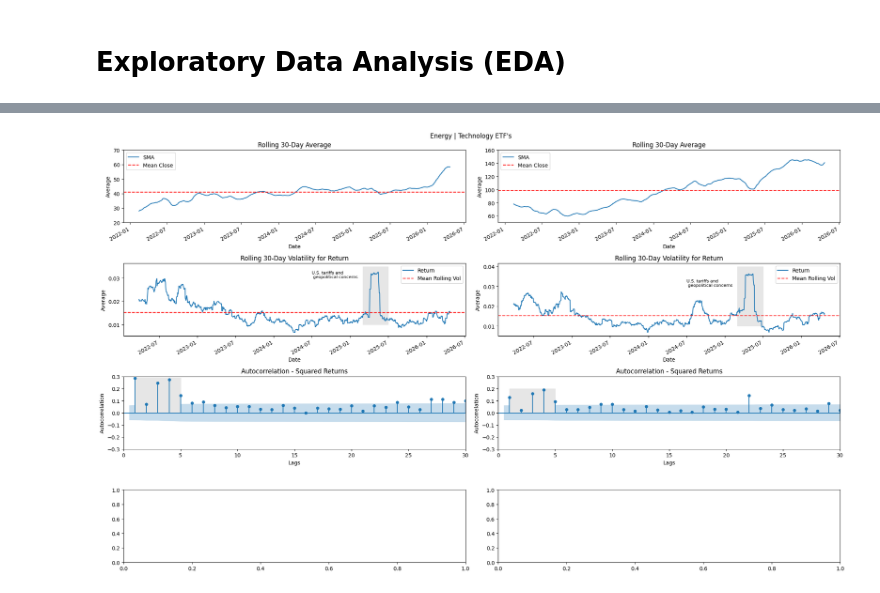
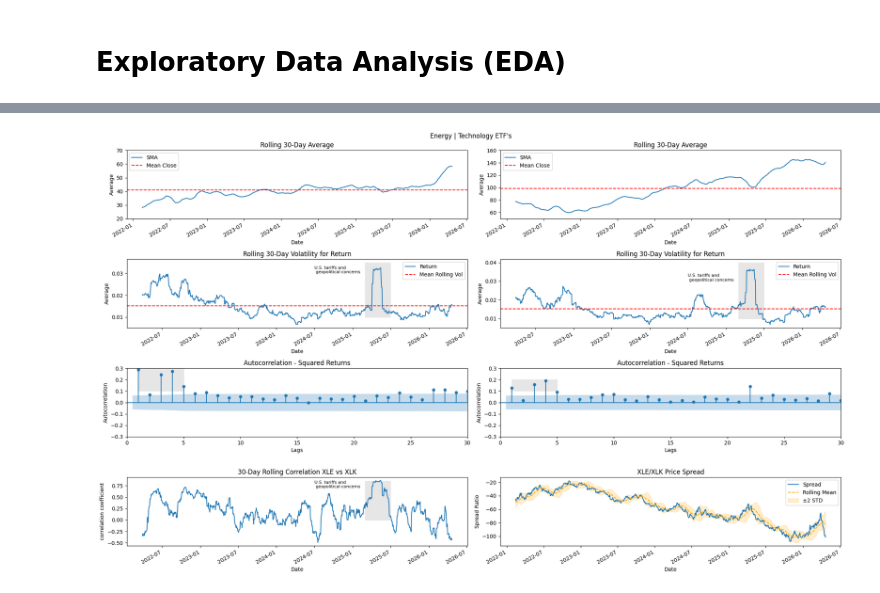
Before and after one commit to YsmaelSG/QuantMentorshipFinalProject, a Jupyter notebook: GTSFFInalProject.ipynb, the cells around one changed output, grey strips where cells are left out. Cells and saved outputs as stored; diff of their text form; code cells hidden in the pictures.

```diff
--- a/GTSFFInalProject.ipynb
+++ b/GTSFFInalProject.ipynb
@@ -35,8 +57,6 @@ block["SMA"] = block["Close"].rolling(window).mean()
 block["STD"] = block["Close"].rolling(window).std()
 block['ReturnSTD'] = block.Return.rolling(window).std()
 block['DailyReturnSTD'] = block.Return.abs()
-block["Upper"] = block["SMA"] + (num_std * block["STD"])
-block["Lower"] = block["SMA"] - (num_std * block["STD"])
 
 
 energy["Return"] = energy["Close"].pct_change()
@@ -44,16 +64,21 @@ energy["SMA"] = energy["Close"].rolling(window).mean()
 energy["STD"] = energy["Close"].rolling(window).std()
 energy['ReturnSTD'] = energy.Return.rolling(window).std()
 energy['DailyReturnSTD'] = energy.Return.abs()
-energy["Upper"] = energy["SMA"] + (num_std * energy["STD"])
-energy["Lower"] = energy["SMA"] - (num_std * energy["STD"])
 
 technology["Return"] = technology["Close"].pct_change()
 technology["SMA"] = technology["Close"].rolling(window).mean()
 technology["STD"] = technology["Close"].rolling(window).std()
 technology['ReturnSTD'] = technology.Return.rolling(window).std()
 technology['DailyReturnSTD'] = technology.Return.abs()
-energy["Upper"] = energy["SMA"] + (num_std * energy["STD"])
-energy["Lower"] = energy["SMA"] - (num_std * energy["STD"])
+
+#Spread between Energy and Technology ETF's
+spread = energy.Close.squeeze() - technology.Close.squeeze()
+spread_mean = spread.rolling(30).mean().dropna()
+spread_std = spread.rolling(30).std().dropna()
+start_date = spread_mean.index[0]
+spread = spread[spread.index >= start_date]
+
+
 
 # not dropping outliers due to how many appear
 block = block.dropna()
@@ -150,65 +167,68 @@ For this, look into time series models that are for stationary results,
 
 Etffig,etfaxes = plt.subplots(4,2,figsize=(20,12))
 Etffig.suptitle("Energy | Technology ETF's ")
+
 #Energy Graph 1 Rolling Avg
 energy.SMA.plot(ax=etfaxes[0][0],title="Rolling 30-Day Average", xlabel="Date", ylabel="Average")
 etfaxes[0][0].axhline(y=energy.Close.mean().mean(), color='red', linestyle='--', label='Mean Close')
 etfaxes[0][0].legend(loc='upper left')
 etfaxes[0][0].set_ylim(20, 70)
 
-#Technology Graph 1 Rolling Avg
+#Technology Graph 2 Rolling Avg
 technology.SMA.plot(ax=etfaxes[0][1],title="Rolling 30-Day Average", xlabel="Date", ylabel="Average")
 etfaxes[0][1].axhline(y=technology.Close.mean().mean(), color='red', linestyle='--', label='Mean Close')
 etfaxes[0][1].legend(loc='upper left')
 etfaxes[0][1].set_ylim(50, 160)
 
-
-
-
-#Energy Graph 2 Rolling Volality
+#Energy Graph 3 Rolling Volality
 energy.Return.rolling(window=30).std().plot(ax=etfaxes[1][0],title="Rolling 30-Day Volatility for Return",xlabel="Date",ylabel="Average")
 etfaxes[1][0].axhline(y=energy.Return.rolling(30).std().mean(), color='red', linestyle='--', label='Mean Rolling Vol')
 etfaxes[1][0].legend(loc='upper right')
 etfaxes[1][0].fill_betweenx([0.01,0.035],["2025-03"],["2025-07"],color="0.9")
 etfaxes[1][0].text("2024-07",0.03, 'U.S. tariffs and \n geopolitical concerns', fontsize=8, color='black')
 
-#Technology Graph 2 Rolling Volality
+#Technology Graph 4 Rolling Volality
 technology.Return.rolling(window=30).std().plot(ax=etfaxes[1][1],title="Rolling 30-Day Volatility for Return",xlabel="Date",ylabel="Average")
 etfaxes[1][1].axhline(y=technology.Return.rolling(30).std().mean(), color='red', linestyle='--', label='Mean Rolling Vol')
 etfaxes[1][1].legend(loc='upper right')
 etfaxes[1][1].fill_betweenx([0.01,0.04],["2025-03"],["2025-07"],color="0.9")
 etfaxes[1][1].text("2024-07",0.03, 'U.S. tariffs and \n geopolitical concerns', fontsize=8, color='black')
 
-
-
-
-#imported from library statsmodels
-
-#Graph 3 Energy Squared Return
+#Graph 5 Energy Squared Return
 plot_acf(energy.Return**2,lags=30,ax=etfaxes[2][0])
 etfaxes[2][0].set_title("Autocorrelation - Squared Returns")
 etfaxes[2][0].set_xlabel("Lags")
 etfaxes[2][0].set_ylabel("Autocorrelation")
-etfaxes[2][0].fill_betweenx([0.0,0.3],1,5,color="0.9")
+etfaxes[2][0].fill_betweenx([0.1,0.3],1,5,color="0.9")
 etfaxes[2][0].set_ylim(-0.3, 0.3)
 etfaxes[2][0].set_xlim(0,30)
 
-
-#Graph 3 Technology Squared Return
+#Graph 6 Technology Squared Return
 plot_acf(technology.Return**2,lags=30,ax=etfaxes[2][1])
 etfaxes[2][1].set_title("Autocorrelation - Squared Returns")
 etfaxes[2][1].set_xlabel("Lags")
 etfaxes[2][1].set_ylabel("Autocorrelation")
-etfaxes[2][1].fill_betweenx([0.0,0.2],1,5,color="0.9")
+etfaxes[2][1].fill_betweenx([0.1,0.2],1,5,color="0.9")
 etfaxes[2][1].set_ylim(-0.3, 0.3)
 etfaxes[2][1].set_xlim(0,30)
 
 
-# Graph 4 -> rolling correlation
+# Graph 7 rolling correlation
+energy.Return.rolling(30).corr(technology.Return).plot(ax=etfaxes[3][0], title='30-Day Rolling Correlation XLE vs XLK')
+etfaxes[3][0].fill_betweenx([0,0.85],["2025-03"],["2025-07"],color="0.9")
+etfaxes[3][0].text("2024-07",0.70, 'U.S. tariffs and \n geopolitical concerns', fontsize=8, color='black')
+etfaxes[3][0].set_ylabel("correlation coefficient")
+
+
+#Graph 8 Price spread
+spread.plot(ax=etfaxes[3][1], title="XLE/XLK Price Spread", xlabel="Date", ylabel="Spread Ratio", label='Spread')
+spread_mean.plot(ax=etfaxes[3][1], color='orange', linestyle='--', label='Rolling Mean')
+etfaxes[3][1].fill_between(spread_mean.index,(spread_mean + 2*spread_std),(spread_mean - 2*spread_std),alpha=0.2, color='orange', label='±2 STD')
+etfaxes[3][1].legend(loc='upper right')
 
 
 # make layout spaced out properly and show the graphs -> plt.show not needed in jupyter notebooks
 plt.tight_layout()
 plt.show()
 # %% [output]
-[figure, old version]
+[figure, new version]
```
Also changed, not shown: parts of 13 cells of this notebook.
